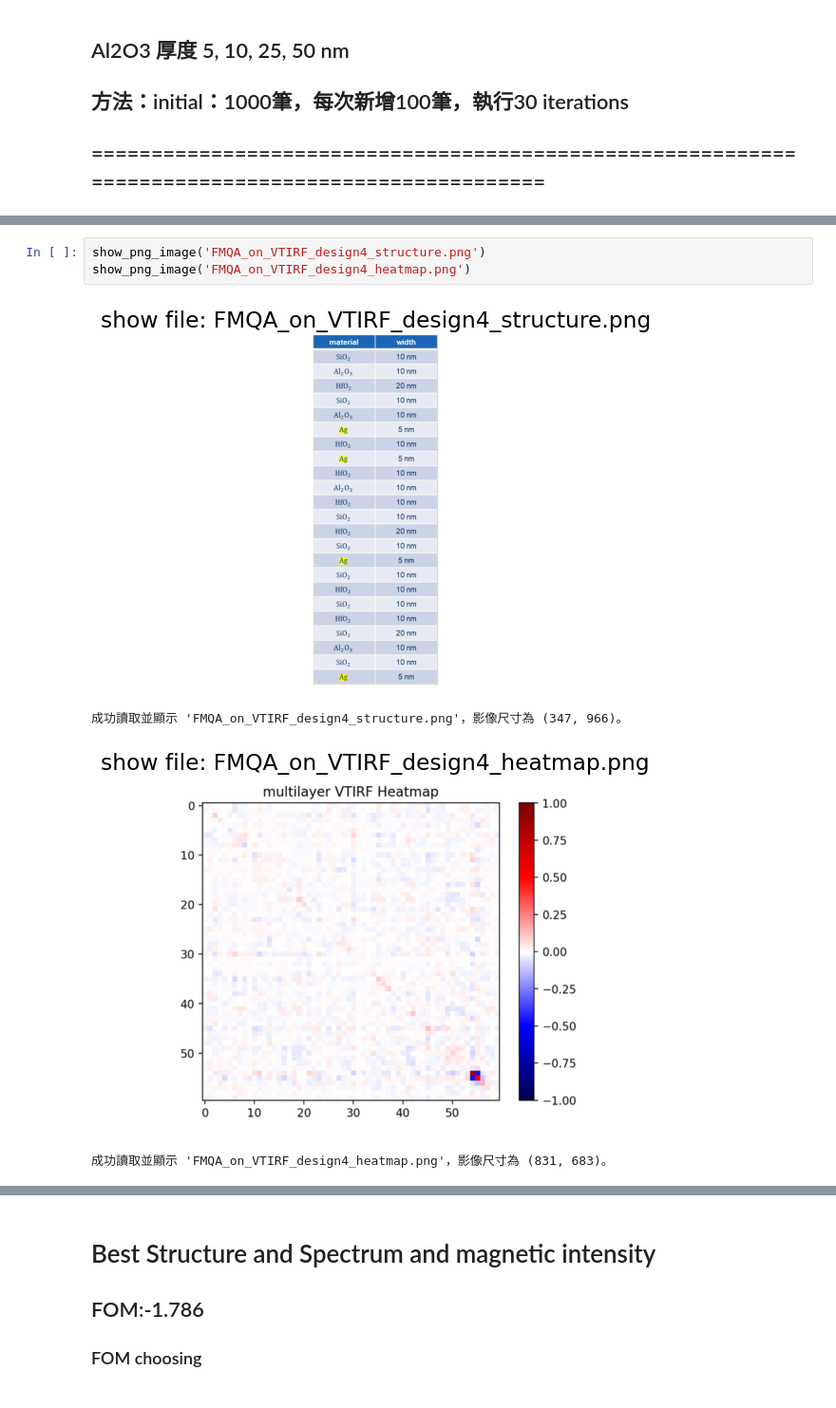
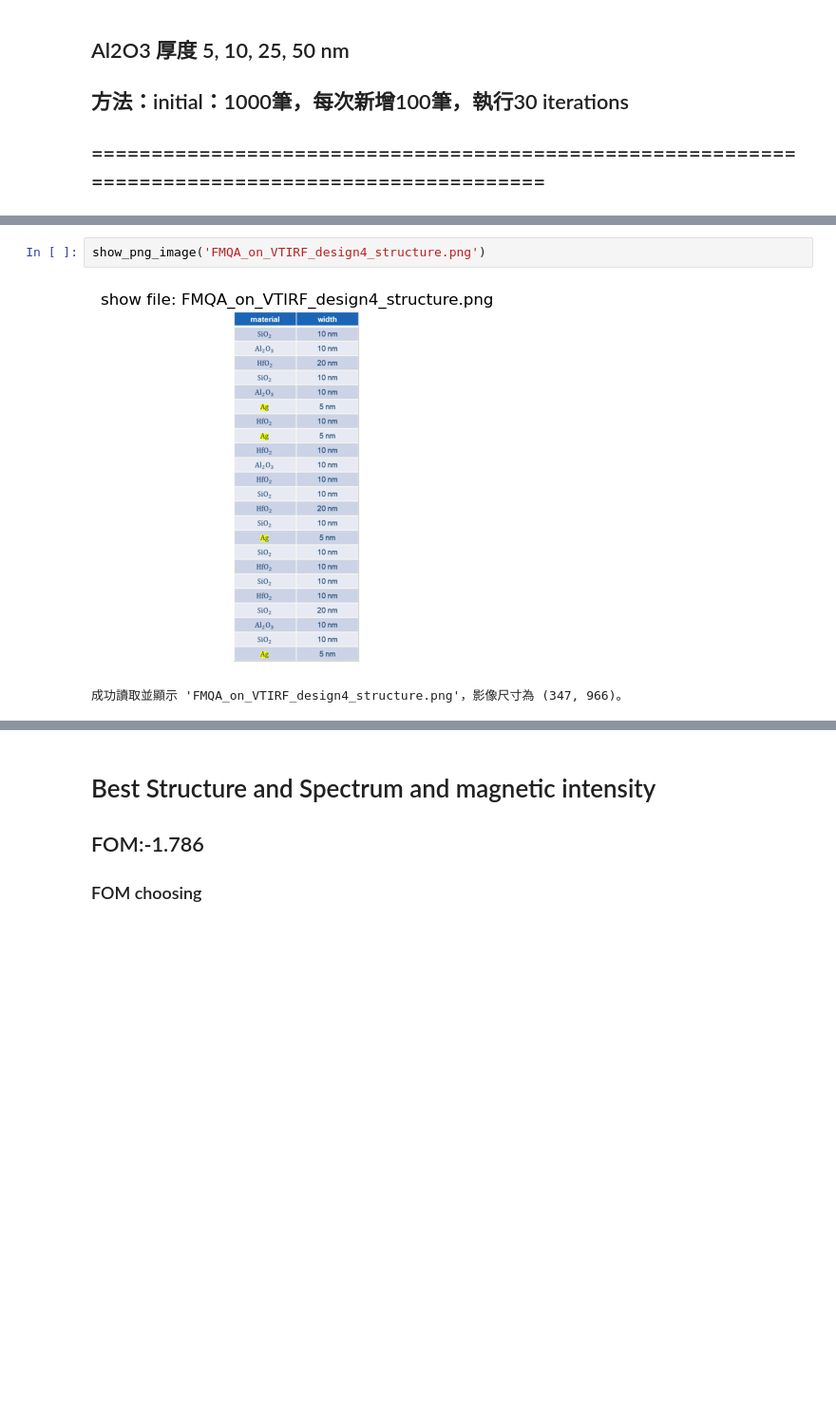
Before and after one commit to Jia-JunHu/QNO, a Jupyter notebook: practice/thesis/plot_paper.ipynb, the cells around one changed output, grey strips where cells are left out. Shown at 95% size. Cells and saved outputs as stored; diff of their text form; blank space fills up the shorter version.

```diff
--- a/practice/thesis/plot_paper.ipynb
+++ b/practice/thesis/plot_paper.ipynb
@@ -445,9 +445,6 @@ show_png_image('FMQA_on_VTIRF_design4_encoding.png')
 成功讀取並顯示 'FMQA_on_VTIRF_design4_encoding.png'，影像尺寸為 (1265, 526)。
 # %%
 show_png_image('FMQA_on_VTIRF_design4_structure.png')
-show_png_image('FMQA_on_VTIRF_design4_heatmap.png')
 # %% [output]
-[figure, old version]
+[figure, new version]
 成功讀取並顯示 'FMQA_on_VTIRF_design4_structure.png'，影像尺寸為 (347, 966)。
-[figure, removed]
-成功讀取並顯示 'FMQA_on_VTIRF_design4_heatmap.png'，影像尺寸為 (831, 683)。
```
Also changed, not shown: parts of 12 cells of this notebook, 2 other files.
